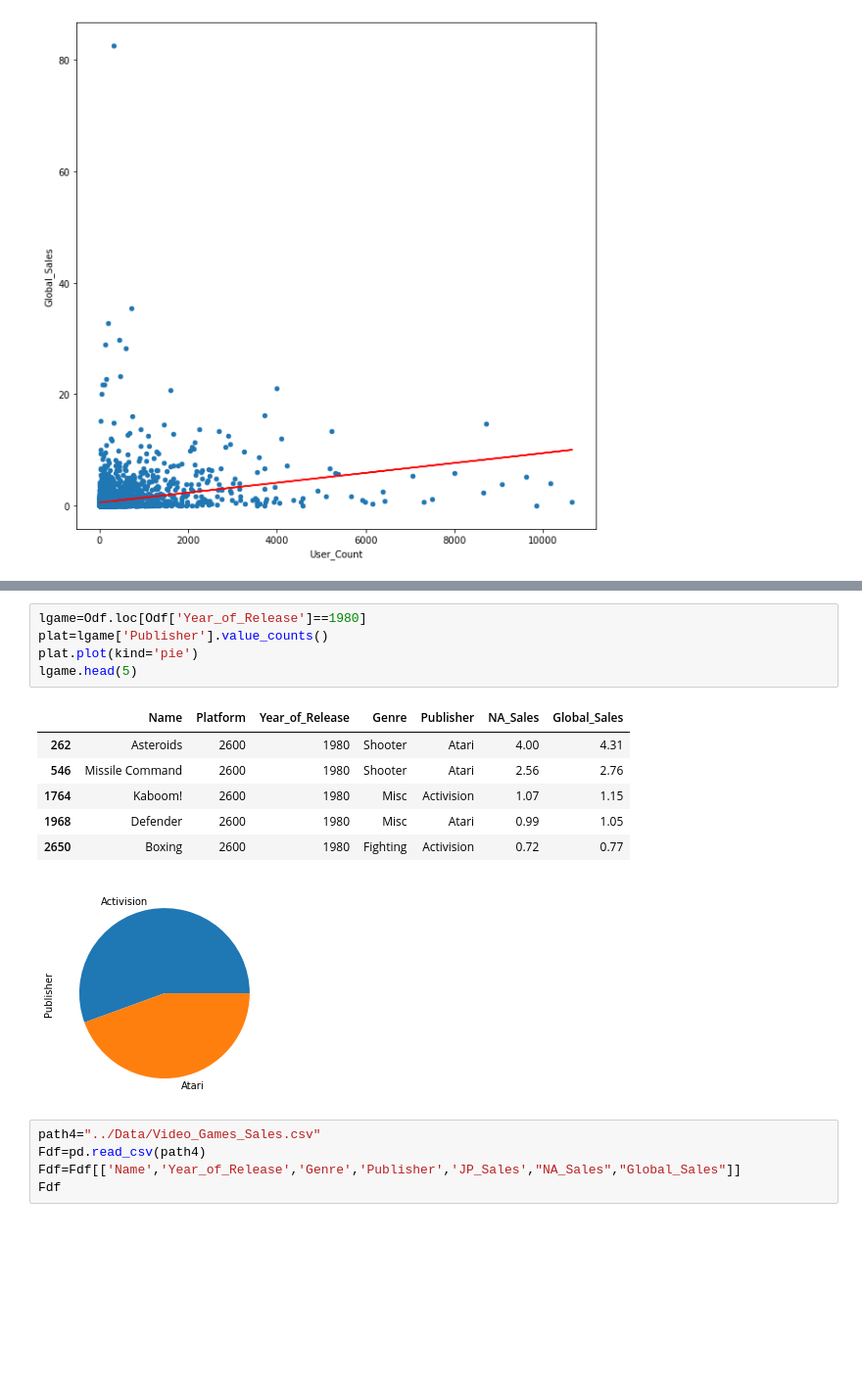
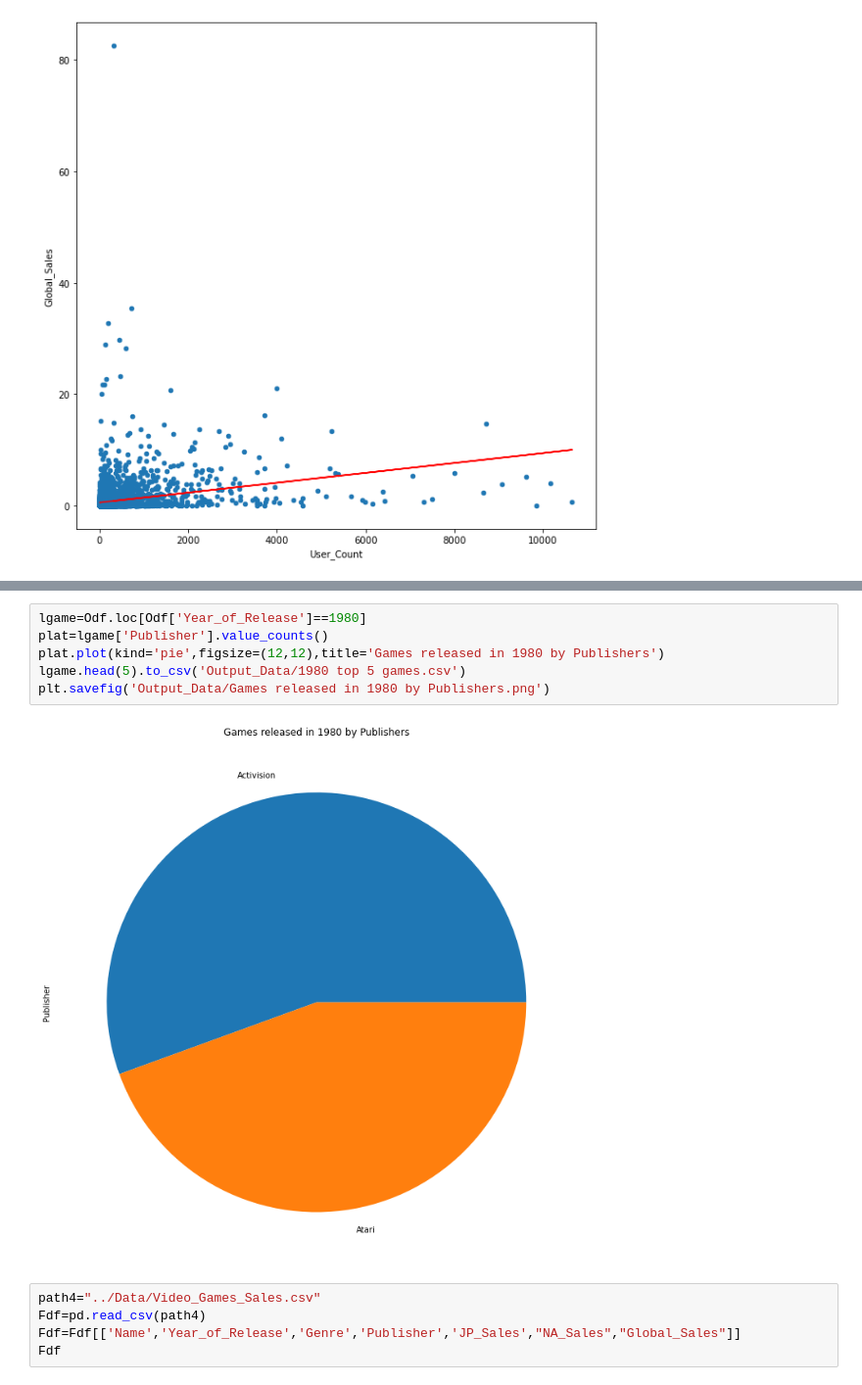
Before and after one commit to MrMrRPG/project_1, a Jupyter notebook: Shan-Folder/project-1.ipynb, the cells around one changed output, grey strips where cells are left out. Shown at 98% size. Cells and saved outputs as stored; diff of their text form; blank space fills up the shorter version.

```diff
--- a/Shan-Folder/project-1.ipynb
+++ b/Shan-Folder/project-1.ipynb
@@ -242,16 +260,11 @@ lgame.head(5)
 # %%
 lgame=Odf.loc[Odf['Year_of_Release']==1980]
 plat=lgame['Publisher'].value_counts()
-plat.plot(kind='pie')
-lgame.head(5)
+plat.plot(kind='pie',figsize=(12,12),title='Games released in 1980 by Publishers')
+lgame.head(5).to_csv('Output_Data/1980 top 5 games.csv')
+plt.savefig('Output_Data/Games released in 1980 by Publishers.png')
 # %% [output]
-|  | Name | Platform | Year_of_Release | Genre | Publisher | NA_Sales | Global_Sales |
-| 262 | Asteroids | 2600 | 1980 | Shooter | Atari | 4.00 | 4.31 |
-| 546 | Missile Command | 2600 | 1980 | Shooter | Atari | 2.56 | 2.76 |
-| 1764 | Kaboom! | 2600 | 1980 | Misc | Activision | 1.07 | 1.15 |
-| 1968 | Defender | 2600 | 1980 | Misc | Atari | 0.99 | 1.05 |
-| 2650 | Boxing | 2600 | 1980 | Fighting | Activision | 0.72 | 0.77 |
-[figure, old version]
+[figure, new version]
 # %%
 path4="../Data/Video_Games_Sales.csv"
 Fdf=pd.read_csv(path4)
```
Also changed, not shown: parts of 15 cells of this notebook, 9 other files.
